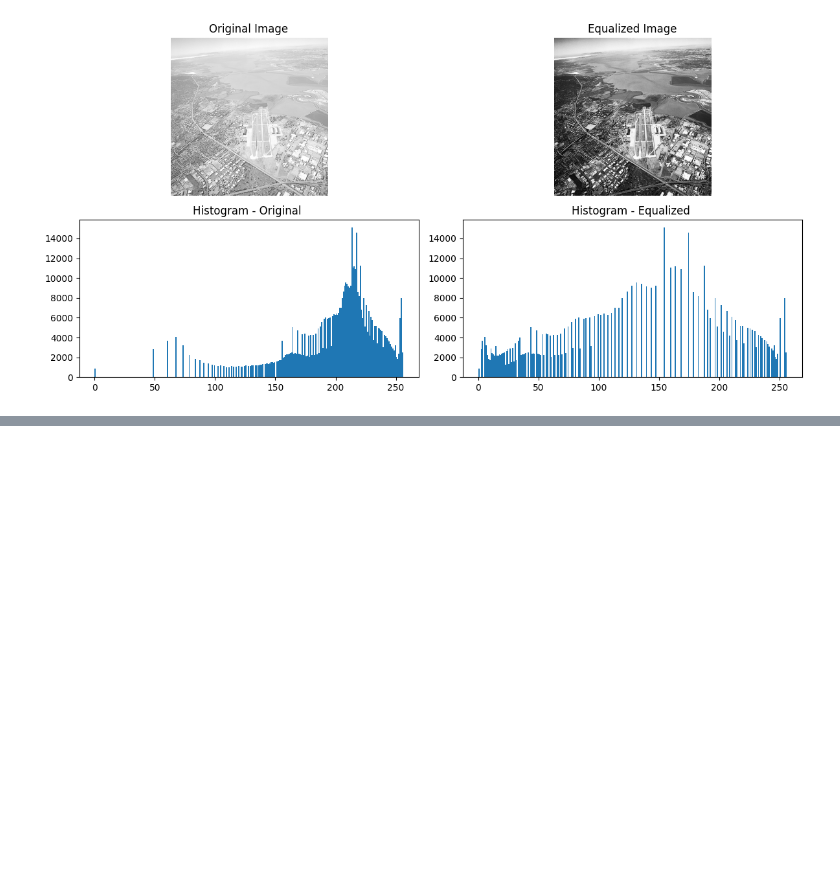
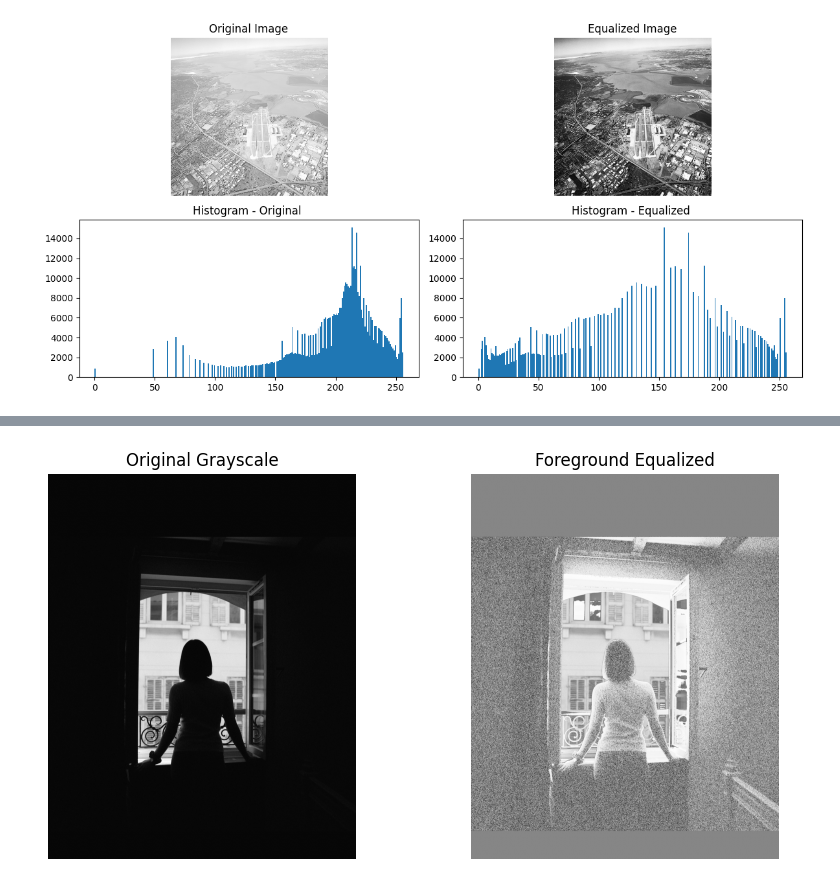
Before and after one commit to Geethmi98/computer_vision_asssignment01, a Jupyter notebook: assignment.ipynb, the cells around one changed output, grey strips where cells are left out. Saved outputs shown, nothing was run; the diff lists cells and outputs as text; code cells hidden in the pictures; blank space fills up the shorter version.

```diff
--- a/assignment.ipynb
+++ b/assignment.ipynb
@@ -179,0 +216,34 @@ plt.show()
+# %%
+# Create a copy of grayscale image
+equalized = gray.copy()
+
+# Extract foreground pixels using mask
+foreground_pixels = gray[binary_mask == 0]
+
+# Perform histogram equalization ONLY on foreground
+hist, bins = np.histogram(foreground_pixels, bins=256, range=[0,256])
+
+# Compute CDF
+cdf = hist.cumsum()
+cdf_normalized = (cdf - cdf.min()) * 255 / (cdf.max() - cdf.min())
+cdf_normalized = cdf_normalized.astype(np.uint8)
+
+# Map only foreground pixels
+equalized[binary_mask == 0] = cdf_normalized[foreground_pixels]
+
+# Display results
+plt.figure(figsize=(10,5))
+
+plt.subplot(1,2,1)
+plt.imshow(gray, cmap='gray')
+plt.title("Original Grayscale")
+plt.axis('off')
+
+plt.subplot(1,2,2)
+plt.imshow(equalized, cmap='gray')
+plt.title("Foreground Equalized")
+plt.axis('off')
+
+plt.show()
+# %% [output]
+[figure, added]
```
Also changed, not shown: parts of 6 cells of this notebook, 1 other file.
